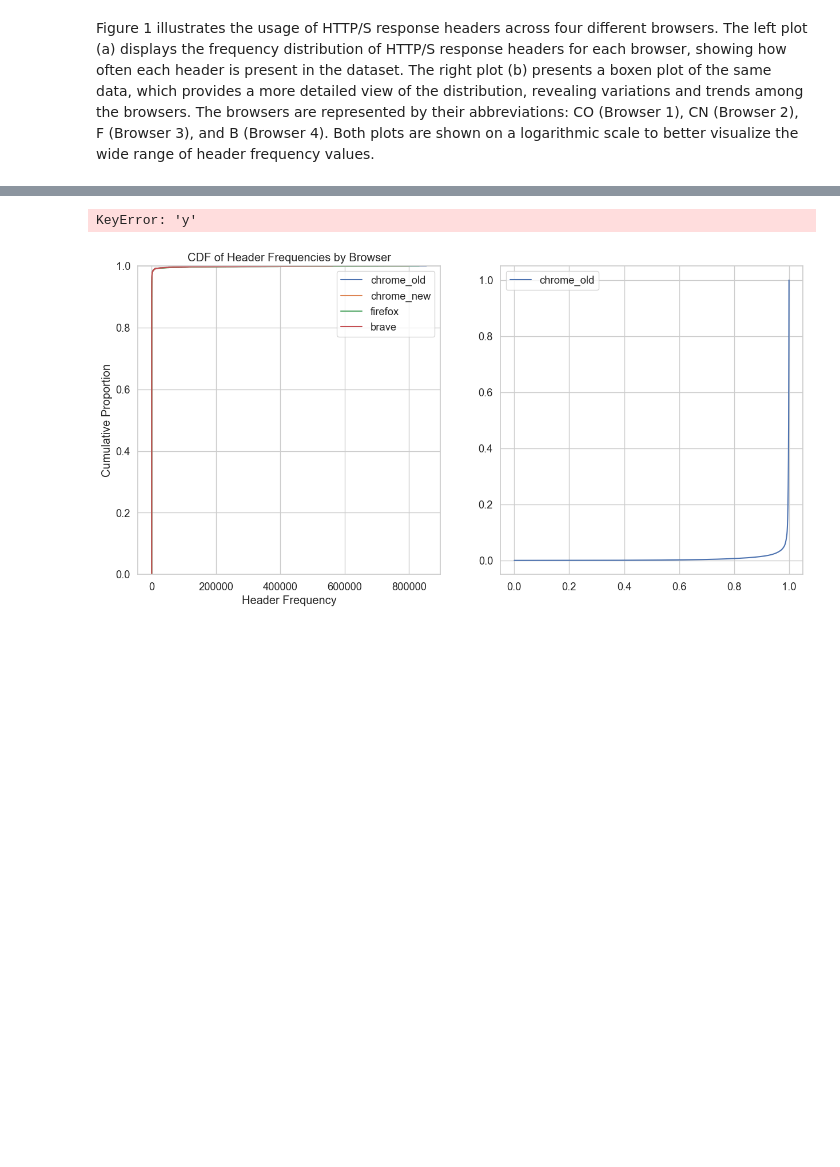
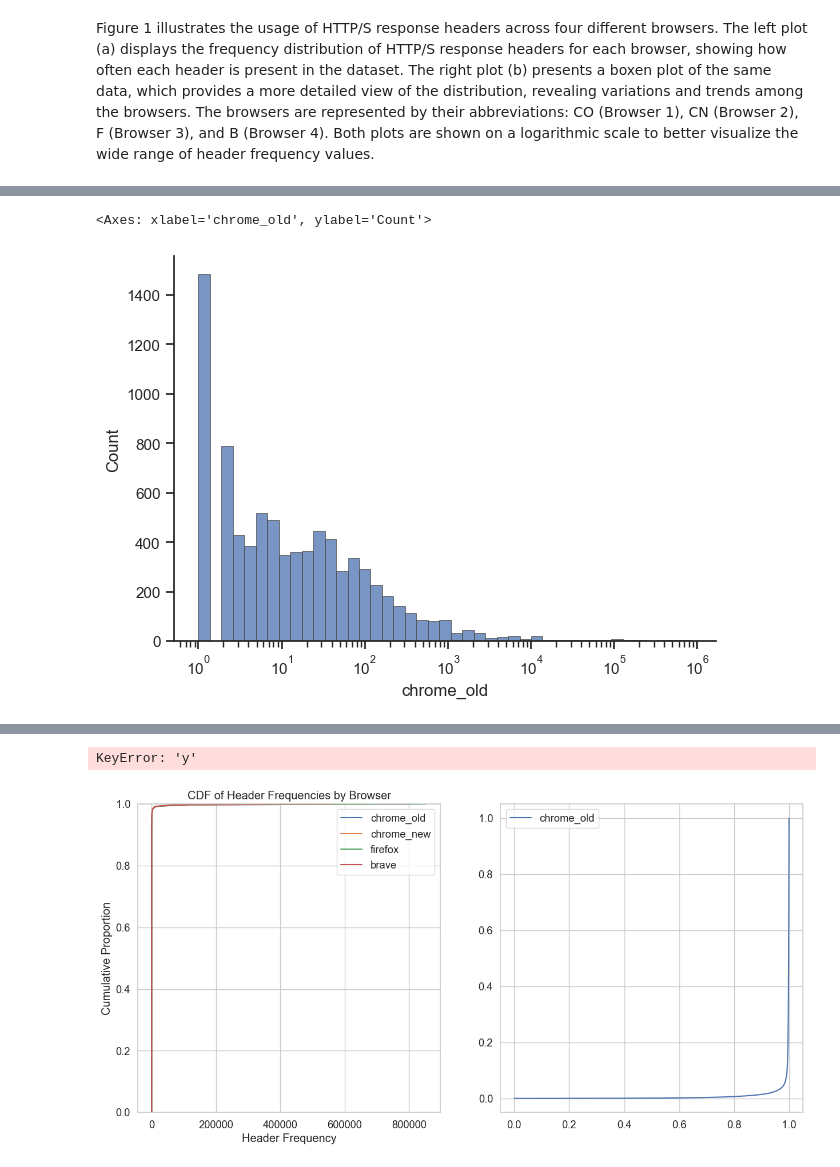
Before and after one commit to wolfrieder/http-response-classifier, a Jupyter notebook: notebooks/visualizations.ipynb, the cells around one changed output, grey strips where cells are left out. Cells and saved outputs as stored; diff of their text form; code cells hidden in the pictures; blank space fills up the shorter version.

```diff
--- a/notebooks/visualizations.ipynb
+++ b/notebooks/visualizations.ipynb
@@ -314,0 +357,2 @@ Figure 1 illustrates the usage of HTTP/S response headers across four different
+# %%
+header_frequencies_data.replace(0, 1, inplace=True)
@@ -314,0 +367,18 @@ Figure 1 illustrates the usage of HTTP/S response headers across four different
+# %%
+sns.set_theme(style="ticks")
+
+f, ax = plt.subplots(figsize=(7, 5))
+sns.despine(f)
+
+sns.histplot(
+    header_frequencies_data,
+    x="chrome_old",
+    multiple="stack",
+    palette="light:m_r",
+    edgecolor=".3",
+    linewidth=.5,
+    log_scale=True,
+)
+# %% [output]
+<Axes: xlabel='chrome_old', ylabel='Count'>
+[figure, added]
```
Also changed, not shown: parts of 42 cells of this notebook, 6 other files.
